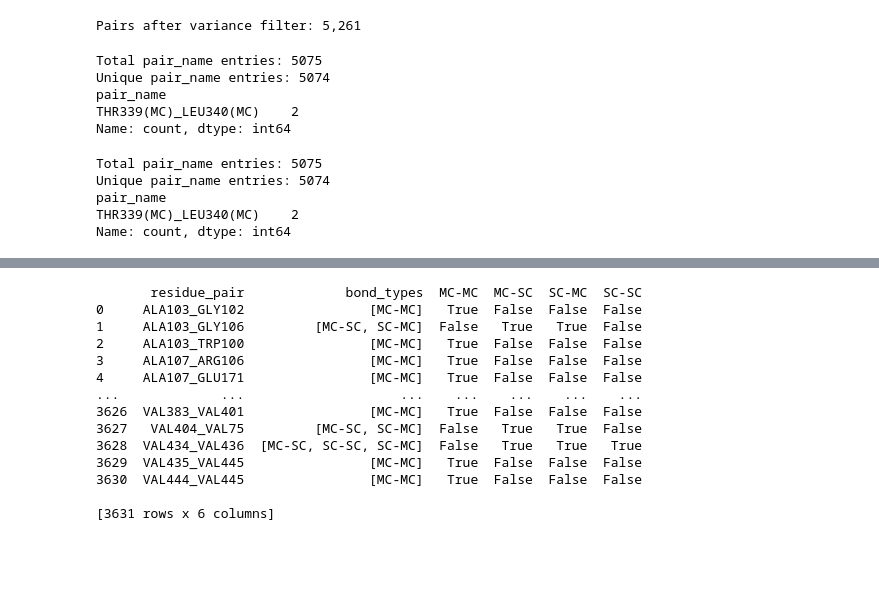
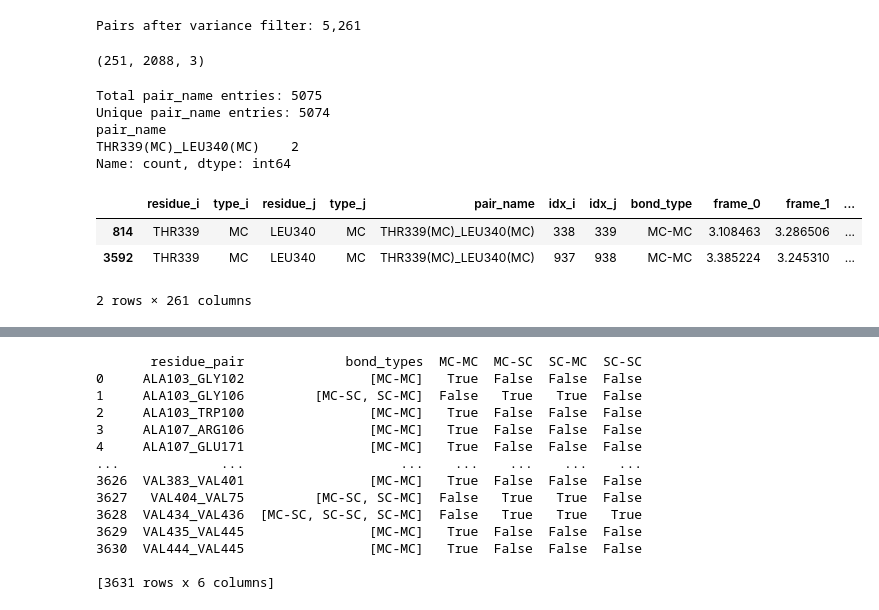
Before and after one commit to molecularmachinist/bondflow, a Jupyter notebook: salt_bridge_analysis/sb_analysis.ipynb, the cells around one changed output, grey strips where cells are left out. Drawn from its saved outputs; the diff is of its cells as text; code cells hidden in the pictures; blank space fills up the shorter version.

```diff
--- a/salt_bridge_analysis/sb_analysis.ipynb
+++ b/salt_bridge_analysis/sb_analysis.ipynb
@@ -16,6 +16,10 @@ all_pairs, current_pairs, combined_coords, n_mainchain_residues = ba.compute_com
 Total contact pairs: 2178828
 Pairs after contact filter: 21,041
 Pairs after variance filter: 5,261
+# %%
+print(combined_coords.shape)
+# %% [output]
+(251, 2088, 3)
 # %%
 def pairs_to_dataframe(pairs, n_mainchain_residues, protein_residues):
     """
@@ -93,3 +97,11 @@ Unique pair_name entries: 5074
 pair_name
 THR339(MC)_LEU340(MC)    2
 Name: count, dtype: int64
+# %%
+df.isna().any().any()
+df[df["pair_name"] == "THR339(MC)_LEU340(MC)"]
+# %% [output]
+|  | residue_i | type_i | residue_j | type_j | pair_name | idx_i | idx_j | bond_type | frame_0 | frame_1 | ... |
+| 814 | THR339 | MC | LEU340 | MC | THR339(MC)_LEU340(MC) | 338 | 339 | MC-MC | 3.108463 | 3.286506 | ... |
+| 3592 | THR339 | MC | LEU340 | MC | THR339(MC)_LEU340(MC) | 937 | 938 | MC-MC | 3.385224 | 3.245310 | ... |
+2 rows × 261 columns
@@ -167,20 +218,6 @@ def fit_gmm_to_residue_pairs(df, n_components=2, frame_prefix="frame_", random_s
 # %%
 # Suppose df_distances is your output from compute_residue_pair_distances()
 gmm_summary, gmm_models = fit_gmm_to_residue_pairs(df, n_components=2)
-# %%
-n_total = len(df["pair_name"])
-n_unique = df["pair_name"].nunique()
-
-print(f"Total pair_name entries: {n_total}")
-print(f"Unique pair_name entries: {n_unique}")
-duplicates = df["pair_name"][df["pair_name"].duplicated(keep=False)]
-print(duplicates.value_counts())
-# %% [output]
-Total pair_name entries: 5075
-Unique pair_name entries: 5074
-pair_name
-THR339(MC)_LEU340(MC)    2
-Name: count, dtype: int64
 # %%
 import matplotlib.pyplot as plt
 from scipy.stats import norm
```
Also changed, not shown: parts of 7 cells of this notebook, 1 other file.
